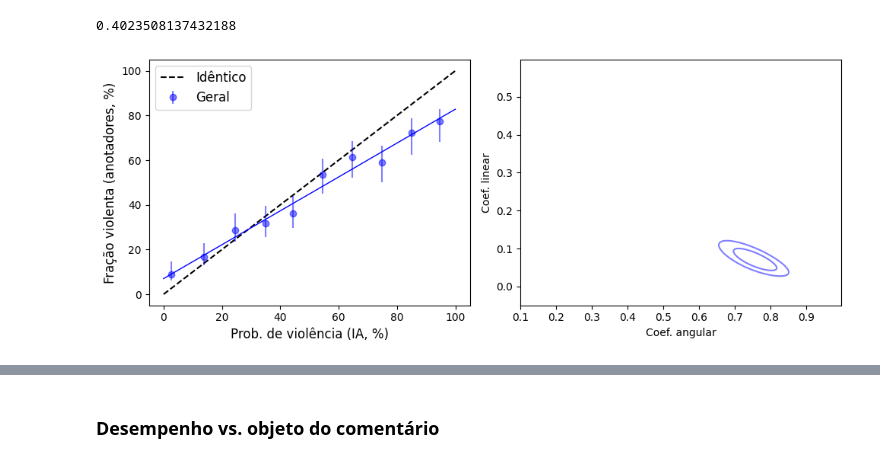
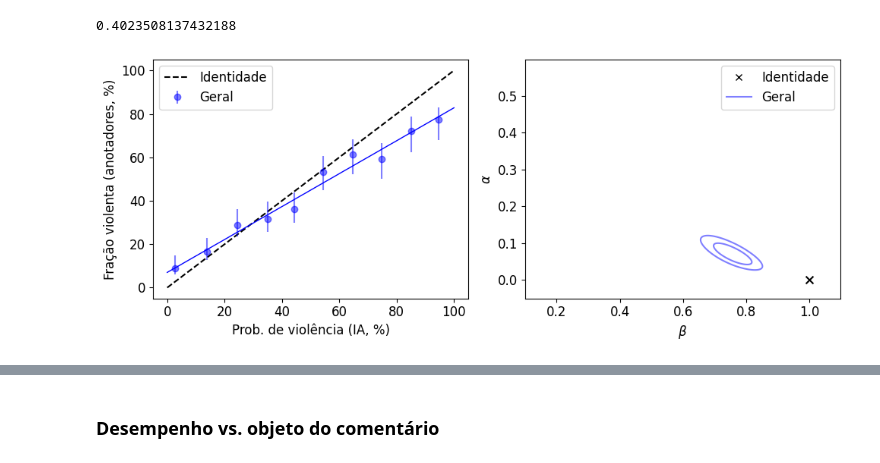
Before and after one commit to cewebbr/violentometro, a Jupyter notebook: analises/49_analise_estatistica_desempenho_e_vies_detector_violencia.ipynb, the cells around one changed output, grey strips where cells are left out. Saved outputs shown, nothing was run; the diff lists cells and outputs as text; code cells hidden in the pictures.

```diff
--- a/analises/49_analise_estatistica_desempenho_e_vies_detector_violencia.ipynb
+++ b/analises/49_analise_estatistica_desempenho_e_vies_detector_violencia.ipynb
@@ -25,12 +27,13 @@ import xavy.mltools as ml
 **ATENÇÃO:** É preciso eliminar a contagem dupla caso dois anotadores sejam a mesma pessoa.
 # %% [markdown]
 ## Carregando classificações feitas pela máquina
-# %%
-# Lista arquivos a serem anotados por cada grupo, ainda vazios:
-sample_files = glob('../dados/processados/amostra_tweets_para_anotacao_*.csv')
-# Carrega IDs do tweets de cada grupo:
-sampled_tweets_df = pd.concat([af.load_group_data(f) for f in sample_files], ignore_index=True)
-# Contabiliza grupos que foram alocados a cada tweet:
-sampled_tweets_df['n'] = 1
-sampled_tweets_df = sampled_tweets_df.pivot_table(index='id', columns='grupo', values='n', aggfunc='sum').fillna(0).astype(int)
-sampled_tweets_df['n_grupos'] = sampled_tweets_df.sum(axis=1)
+# %%
+# Lista arquivos a serem anotados por cada grupo, ainda vazios:
+sample_files = glob('../dados/processados/amostra_tweets_para_anotacao_*.csv')
+# Carrega IDs do tweets de cada grupo:
+sampled_tweets_raw_df = pd.concat([af.load_group_data(f) for f in sample_files], ignore_index=True)
+# %%
+# Contabiliza grupos que foram alocados a cada tweet:
+sampled_tweets_raw_df['n'] = 1
+sampled_tweets_df = sampled_tweets_raw_df.pivot_table(index='id', columns='grupo', values='n', aggfunc='sum').fillna(0).astype(int)
+sampled_tweets_df['n_grupos'] = sampled_tweets_df.sum(axis=1)
@@ -422,21 +710,32 @@ test_df['violento_final'].mean()
 # %%
 pl.figure(figsize=(10,4))
 
 pl.subplot(1,2,1)
-pl.plot([0,100], [0,100], linestyle='--', color='k', label='Idêntico')
+pl.plot([0,100], [0,100], linestyle='--', color='k', label='Identidade')
 
-af.plot_tweets_correspondence(tweets_annotated_df.query('controle == 0'), 'Geral', 'b')
+a, b = af.plot_tweets_correspondence(tweets_annotated_df.query('controle == 0'), 'Geral', 'b')
+#a, b = af.plot_tweets_correspondence(af.sample_fixed_proportion(tweets_annotated_df.query('controle == 0'), 'violento_final', 0.60), 'Geral', 'b')
 
 pl.subplot(1,2,1)
 pl.xlabel('Prob. de violência (IA, %)', fontsize=12)
 pl.ylabel('Fração violenta (anotadores, %)', fontsize=12)
 pl.legend(fontsize=12)
+pl.tick_params(labelsize=12)
 
 pl.subplot(1,2,2)
-pl.xlabel('Coef. angular')
-pl.ylabel('Coef. linear')
+pl.xlabel(r'$\beta$',fontsize=12)
+pl.ylabel(r'$\alpha$',fontsize=12)
+pl.tick_params(labelsize=12)
+pl.scatter([1.0], [0.0], c='k', s=50, marker='x')
+
+contline = mlines.Line2D([], [], color='b', markersize=15, label='Geral', alpha=0.5)
+cross    = mlines.Line2D([], [], color='k', marker='x', markersize=6, label='Identidade', linestyle='none')
+pl.legend(handles=[cross, contline], fontsize=12)
 
 pl.tight_layout()
+
+#pl.savefig('../resultados/plots/ajuste-linear_prob-violencia_geral.svg')
+#pl.savefig('../resultados/plots/ajuste-linear_prob-violencia_geral.png')
 pl.show()
 # %% [output]
-[figure, old version]
+[figure, new version]
```
Also changed, not shown: parts of 67 cells of this notebook.
